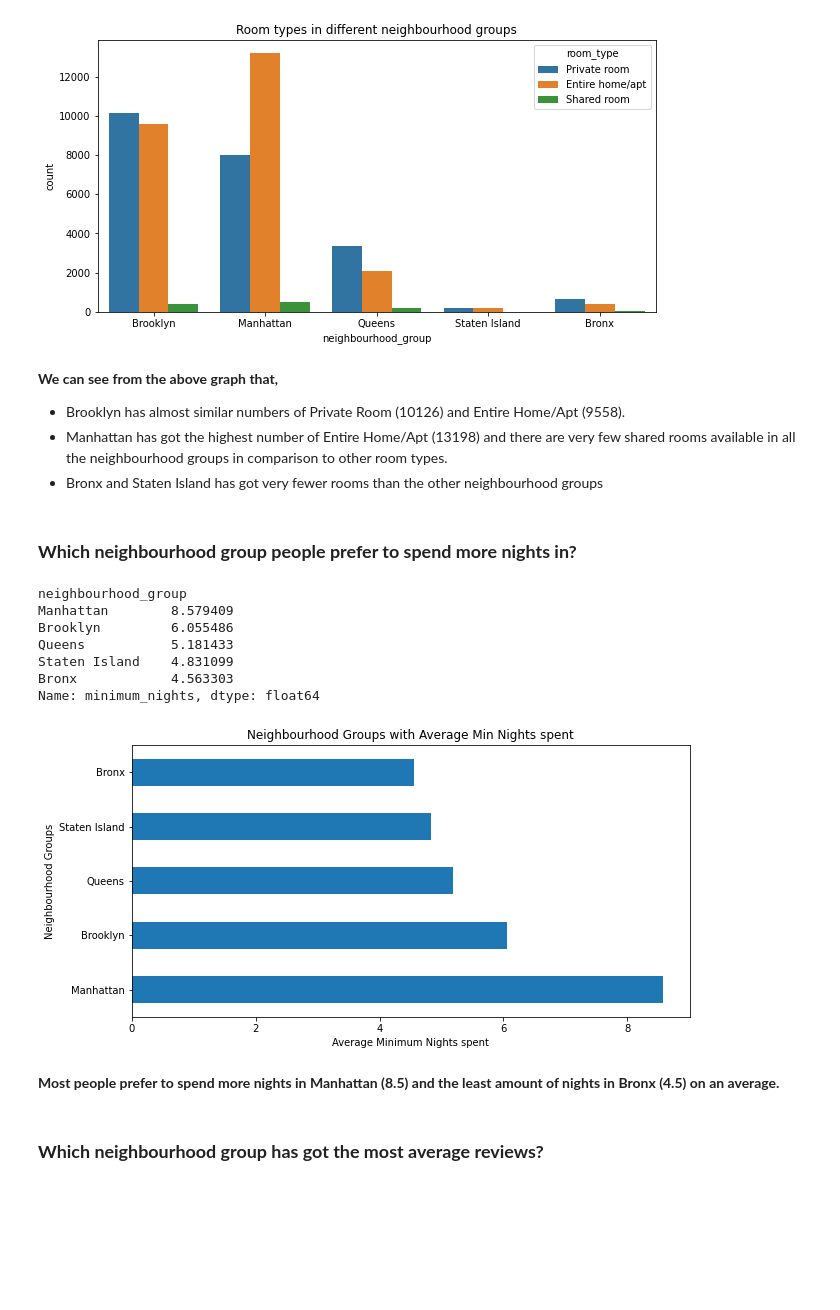
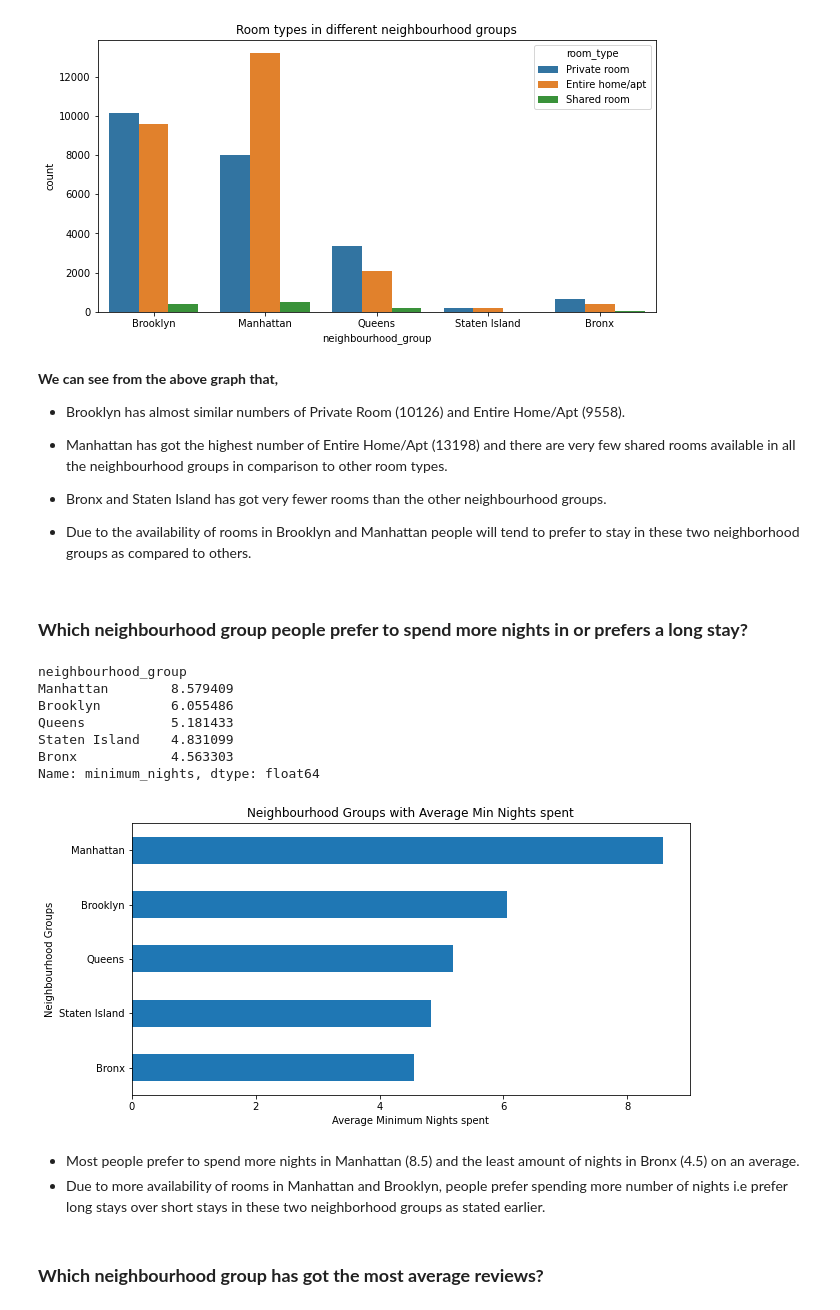
Before and after one commit to Rudrajit12/Airbnb-Bookings-Analysis, a Jupyter notebook: Airbnb_Bookings_Analysis_Capstone_Project.ipynb, the cells around one changed output. Cells and saved outputs as stored; diff of their text form; code cells hidden in the pictures; blank space fills up the shorter version.

```diff
--- a/Airbnb_Bookings_Analysis_Capstone_Project.ipynb
+++ b/Airbnb_Bookings_Analysis_Capstone_Project.ipynb
@@ -467,31 +510,34 @@ Name: room_type, dtype: int64
 **We can see from the above graph that,**
 * Brooklyn has almost similar numbers of Private Room (10126) and Entire Home/Apt (9558).
 * Manhattan has got the highest number of Entire Home/Apt (13198) and there are very few shared rooms available in all the neighbourhood groups in comparison to other room types.
-* Bronx and Staten Island has got very fewer rooms than the other neighbourhood groups
+* Bronx and Staten Island has got very fewer rooms than the other neighbourhood groups.
+
+* Due to the availability of rooms in Brooklyn and Manhattan people will tend to prefer to stay in these two neighborhood groups as compared to others.
 # %% [markdown]
-### **Which neighbourhood group people prefer to spend more nights in?**
+### **Which neighbourhood group people prefer to spend more nights in or prefers a long stay?**
 # %%
 # minimum nights spent in different neighbourhood groups
 min_nights_neighbourhood_group = bnb_df.groupby(['neighbourhood_group'])['minimum_nights'].mean().sort_values(ascending=False)
 print(min_nights_neighbourhood_group)
 
 # plot the minimum nights spent w.r.t neighbourhood groups
-min_nights_neighbourhood_group.plot.barh(figsize=(10,5))
+min_nights_neighbourhood_group.plot.barh(figsize=(10,5)).invert_yaxis()
 plt.xlabel('Average Minimum Nights spent')
 plt.ylabel('Neighbourhood Groups')
 plt.title('Neighbourhood Groups with Average Min Nights spent')
 plt.show()
 # %% [output]
 neighbourhood_group
 Manhattan        8.579409
 Brooklyn         6.055486
 Queens           5.181433
 Staten Island    4.831099
 Bronx            4.563303
 Name: minimum_nights, dtype: float64
-[figure, old version]
+[figure, new version]
 # %% [markdown]
-**Most people prefer to spend more nights in Manhattan (8.5) and the least amount of nights in Bronx (4.5) on an average.**
+* Most people prefer to spend more nights in Manhattan (8.5) and the least amount of nights in Bronx (4.5) on an average.
+* Due to more availability of rooms in Manhattan and Brooklyn, people prefer spending more number of nights i.e prefer long stays over short stays in these two neighborhood groups as stated earlier.
 # %% [markdown]
 ### **Which neighbourhood group has got the most average reviews?**
 # %%
```
Also changed, not shown: parts of 31 cells of this notebook.
